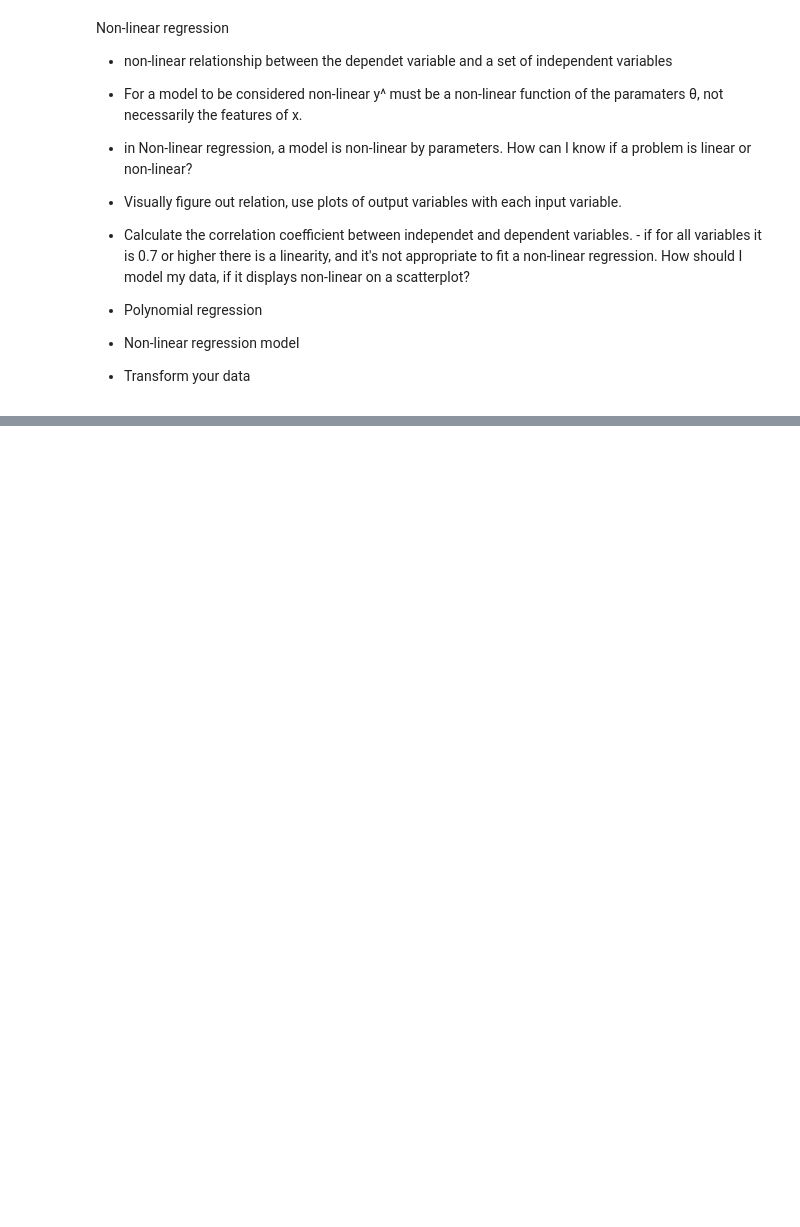
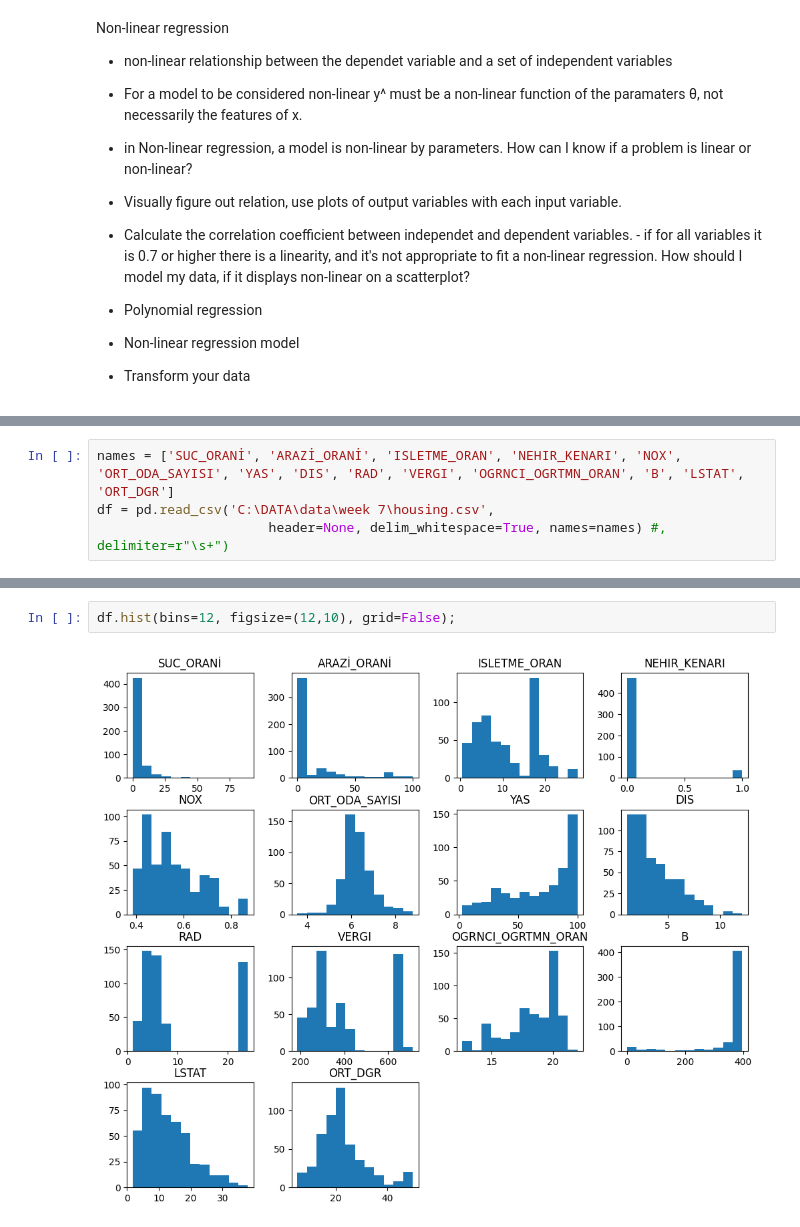
Before and after one commit to BusraSarikaya1/data, a Jupyter notebook: week 7/7-non-lear-regression.ipynb, the cells around one changed output, grey strips where cells are left out. Drawn from its saved outputs; the diff is of its cells as text; blank space fills up the shorter version.

```diff
--- a/week 7/7-non-lear-regression.ipynb
+++ b/week 7/7-non-lear-regression.ipynb
@@ -45,0 +58,4 @@ How should I model my data, if it displays non-linear on a scatterplot?
+# %%
+names = ['SUC_ORANİ', 'ARAZİ_ORANİ', 'ISLETME_ORAN', 'NEHIR_KENARI', 'NOX', 'ORT_ODA_SAYISI', 'YAS', 'DIS', 'RAD', 'VERGI', 'OGRNCI_OGRTMN_ORAN', 'B', 'LSTAT', 'ORT_DGR']
+df = pd.read_csv('C:\DATA\data\week 7\housing.csv',
+                      header=None, delim_whitespace=True, names=names) #, delimiter=r"\s+")
@@ -45,0 +117,4 @@ How should I model my data, if it displays non-linear on a scatterplot?
+# %%
+df.hist(bins=12, figsize=(12,10), grid=False);
+# %% [output]
+[figure, added]
```
Also changed, not shown: parts of 9 cells of this notebook.
